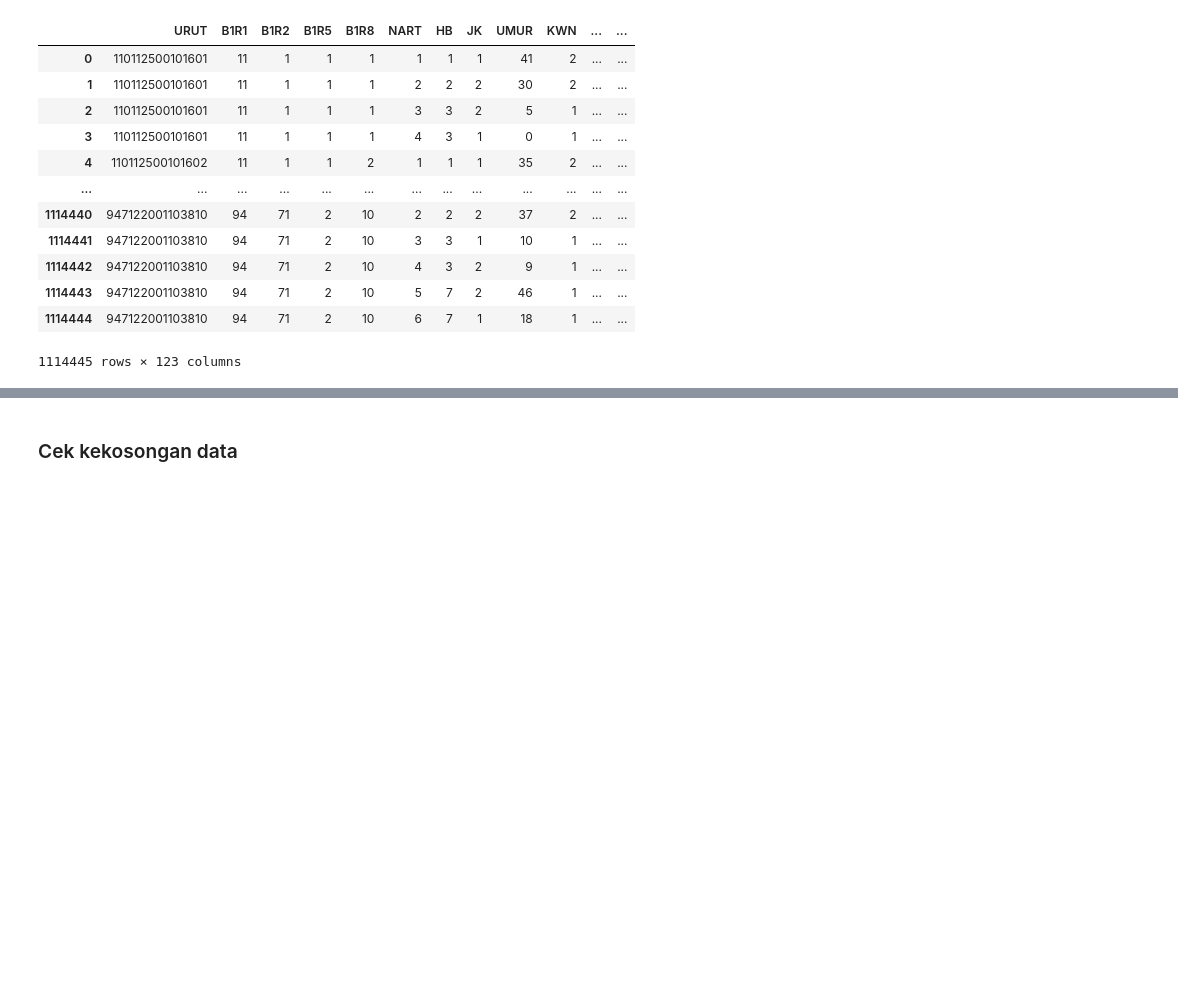
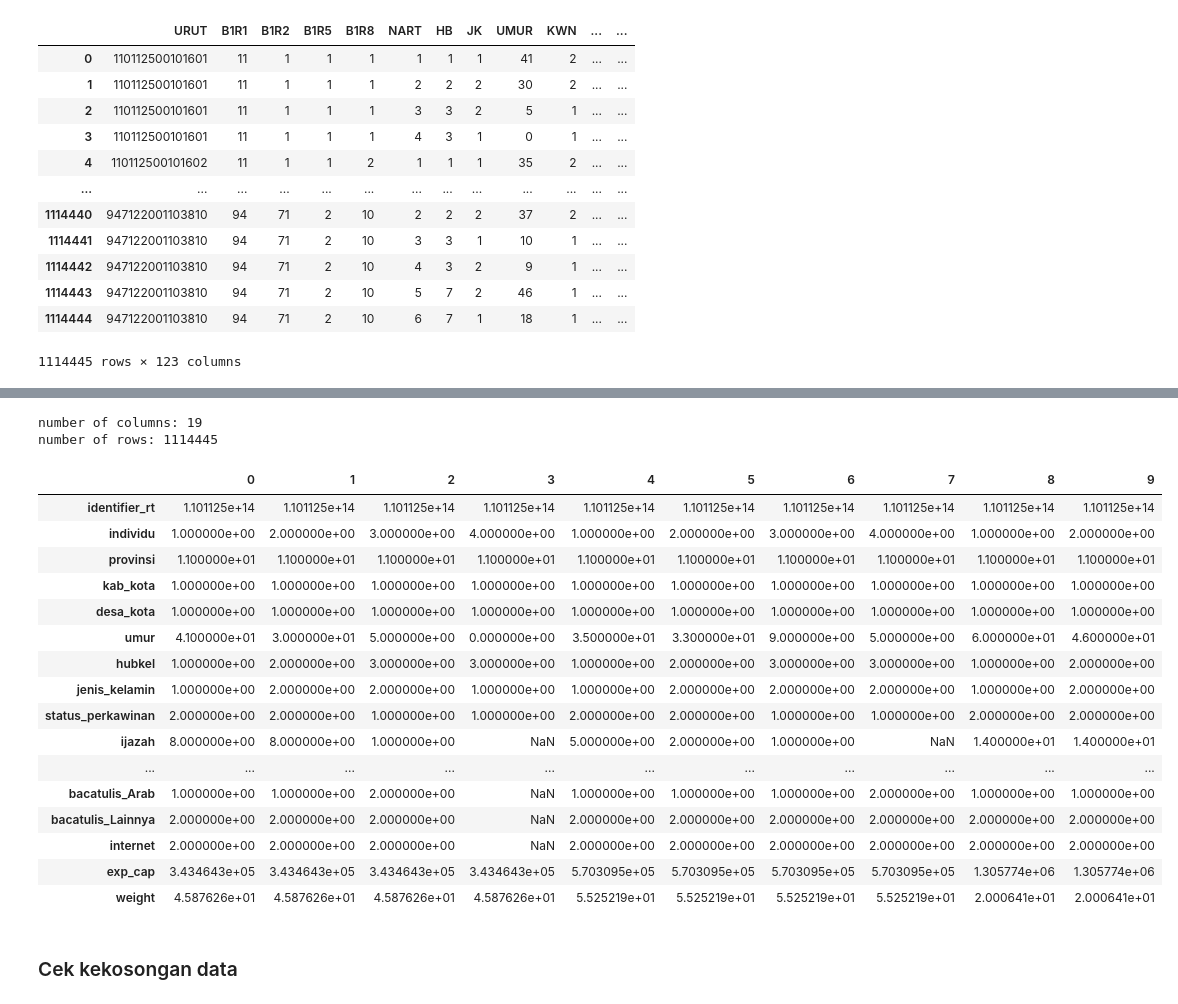
Before and after one commit to zoraulia/projectlab-susenas, a Jupyter notebook: read_data.ipynb, the cells around one changed output, grey strips where cells are left out. Drawn from its saved outputs; the diff is of its cells as text; code cells hidden in the pictures; blank space fills up the shorter version.

```diff
--- a/read_data.ipynb
+++ b/read_data.ipynb
@@ -39,0 +101,7 @@ sus12_ki
+# %%
+# check dataframe's size
+print("number of columns: %i" %sus12_ki.shape[1])
+print("number of rows: %i" %sus12_ki.shape[0])
+# %% [output]
+number of columns: 19
+number of rows: 1114445
@@ -40,3 +134,23 @@ sus12_ki
+# %%
+sus12_ki.head(10).T
+# %% [output]
+|  | 0 | 1 | 2 | 3 | 4 | 5 | 6 | 7 | 8 | 9 |
+| identifier_rt | 1.101125e+14 | 1.101125e+14 | 1.101125e+14 | 1.101125e+14 | 1.101125e+14 | 1.101125e+14 | 1.101125e+14 | 1.101125e+14 | 1.101125e+14 | 1.101125e+14 |
+| individu | 1.000000e+00 | 2.000000e+00 | 3.000000e+00 | 4.000000e+00 | 1.000000e+00 | 2.000000e+00 | 3.000000e+00 | 4.000000e+00 | 1.000000e+00 | 2.000000e+00 |
+| provinsi | 1.100000e+01 | 1.100000e+01 | 1.100000e+01 | 1.100000e+01 | 1.100000e+01 | 1.100000e+01 | 1.100000e+01 | 1.100000e+01 | 1.100000e+01 | 1.100000e+01 |
+| kab_kota | 1.000000e+00 | 1.000000e+00 | 1.000000e+00 | 1.000000e+00 | 1.000000e+00 | 1.000000e+00 | 1.000000e+00 | 1.000000e+00 | 1.000000e+00 | 1.000000e+00 |
+| desa_kota | 1.000000e+00 | 1.000000e+00 | 1.000000e+00 | 1.000000e+00 | 1.000000e+00 | 1.000000e+00 | 1.000000e+00 | 1.000000e+00 | 1.000000e+00 | 1.000000e+00 |
+| umur | 4.100000e+01 | 3.000000e+01 | 5.000000e+00 | 0.000000e+00 | 3.500000e+01 | 3.300000e+01 | 9.000000e+00 | 5.000000e+00 | 6.000000e+01 | 4.600000e+01 |
+| hubkel | 1.000000e+00 | 2.000000e+00 | 3.000000e+00 | 3.000000e+00 | 1.000000e+00 | 2.000000e+00 | 3.000000e+00 | 3.000000e+00 | 1.000000e+00 | 2.000000e+00 |
+| jenis_kelamin | 1.000000e+00 | 2.000000e+00 | 2.000000e+00 | 1.000000e+00 | 1.000000e+00 | 2.000000e+00 | 2.000000e+00 | 2.000000e+00 | 1.000000e+00 | 2.000000e+00 |
+| status_perkawinan | 2.000000e+00 | 2.000000e+00 | 1.000000e+00 | 1.000000e+00 | 2.000000e+00 | 2.000000e+00 | 1.000000e+00 | 1.000000e+00 | 2.000000e+00 | 2.000000e+00 |
+| ijazah | 8.000000e+00 | 8.000000e+00 | 1.000000e+00 | NaN | 5.000000e+00 | 2.000000e+00 | 1.000000e+00 | NaN | 1.400000e+01 | 1.400000e+01 |
+| ... | ... | ... | ... | ... | ... | ... | ... | ... | ... | ... |
+| bacatulis_Arab | 1.000000e+00 | 1.000000e+00 | 2.000000e+00 | NaN | 1.000000e+00 | 1.000000e+00 | 1.000000e+00 | 2.000000e+00 | 1.000000e+00 | 1.000000e+00 |
+| bacatulis_Lainnya | 2.000000e+00 | 2.000000e+00 | 2.000000e+00 | NaN | 2.000000e+00 | 2.000000e+00 | 2.000000e+00 | 2.000000e+00 | 2.000000e+00 | 2.000000e+00 |
+| internet | 2.000000e+00 | 2.000000e+00 | 2.000000e+00 | NaN | 2.000000e+00 | 2.000000e+00 | 2.000000e+00 | 2.000000e+00 | 2.000000e+00 | 2.000000e+00 |
+| exp_cap | 3.434643e+05 | 3.434643e+05 | 3.434643e+05 | 3.434643e+05 | 5.703095e+05 | 5.703095e+05 | 5.703095e+05 | 5.703095e+05 | 1.305774e+06 | 1.305774e+06 |
+| weight | 4.587626e+01 | 4.587626e+01 | 4.587626e+01 | 4.587626e+01 | 5.525219e+01 | 5.525219e+01 | 5.525219e+01 | 5.525219e+01 | 2.000641e+01 | 2.000641e+01 |
 # %% [markdown]
 ### Cek kekosongan data
 # %%
```
Also changed, not shown: parts of 22 cells of this notebook, 1 other file.
